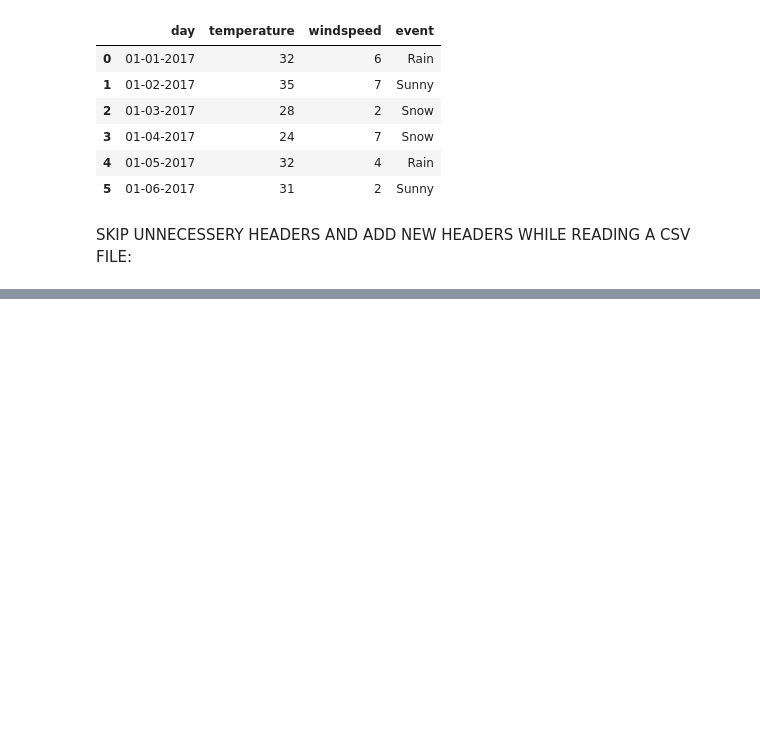
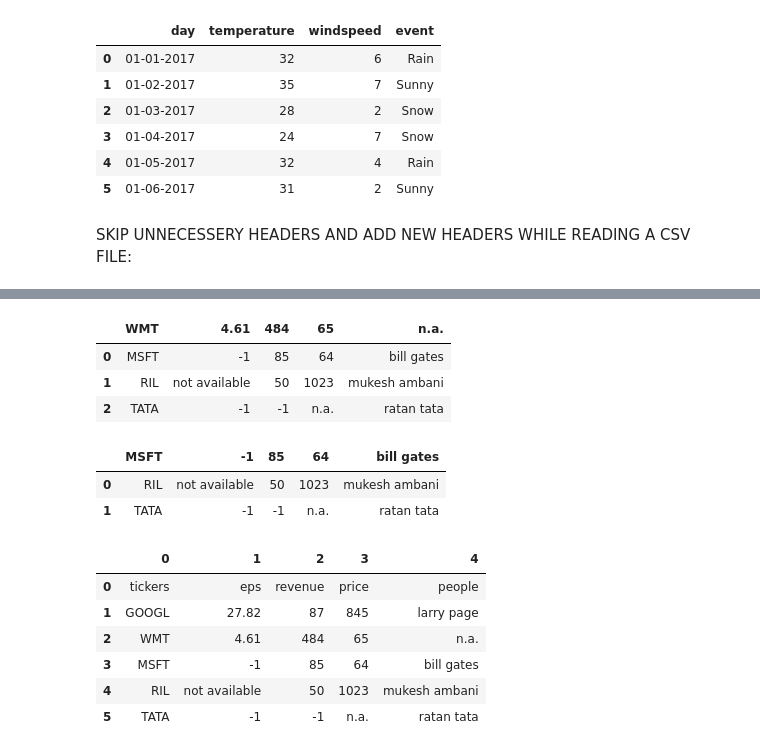
Before and after one commit to shimnasherin73/python-basics, a Jupyter notebook: pandas.ipynb, the cells around one changed output, grey strips where cells are left out. Saved outputs shown, nothing was run; the diff lists cells and outputs as text; code cells hidden in the pictures; blank space fills up the shorter version.

Commit message:
pandas basics

```diff
--- a/pandas.ipynb
+++ b/pandas.ipynb
@@ -96,0 +108,29 @@ SKIP UNNECESSERY HEADERS AND ADD NEW HEADERS WHILE READING A CSV FILE:
+# %%
+#SKIPROWS:-skip the specified number of rows from the begining including the header row
+data1=pd.read_csv('C:\\Users\\pc3\\python-basics\\stock_data_pandas.csv',skiprows=2)
+data1
+# %% [output]
+|  | WMT | 4.61 | 484 | 65 | n.a. |
+| 0 | MSFT | -1 | 85 | 64 | bill gates |
+| 1 | RIL | not available | 50 | 1023 | mukesh ambani |
+| 2 | TATA | -1 | -1 | n.a. | ratan tata |
+# %%
+#set the specified rows as the header discarding the remaining row of the data frame:
+data2=pd.read_csv('C:\\Users\\pc3\\python-basics\\stock_data_pandas.csv',header=3)# will ser row 3 as header
+data2
+# %% [output]
+|  | MSFT | -1 | 85 | 64 | bill gates |
+| 0 | RIL | not available | 50 | 1023 | mukesh ambani |
+| 1 | TATA | -1 | -1 | n.a. | ratan tata |
+# %%
+#make the header a new record:
+d=pd.read_csv('C:\\Users\\pc3\\python-basics\\stock_data_pandas.csv',header=None)#header will be shown as new row and by default index no will be given
+d
+# %% [output]
+|  | 0 | 1 | 2 | 3 | 4 |
+| 0 | tickers | eps | revenue | price | people |
+| 1 | GOOGL | 27.82 | 87 | 845 | larry page |
+| 2 | WMT | 4.61 | 484 | 65 | n.a. |
+| 3 | MSFT | -1 | 85 | 64 | bill gates |
+| 4 | RIL | not available | 50 | 1023 | mukesh ambani |
+| 5 | TATA | -1 | -1 | n.a. | ratan tata |
```
Also changed, not shown: parts of 16 cells of this notebook, 1 other file.
